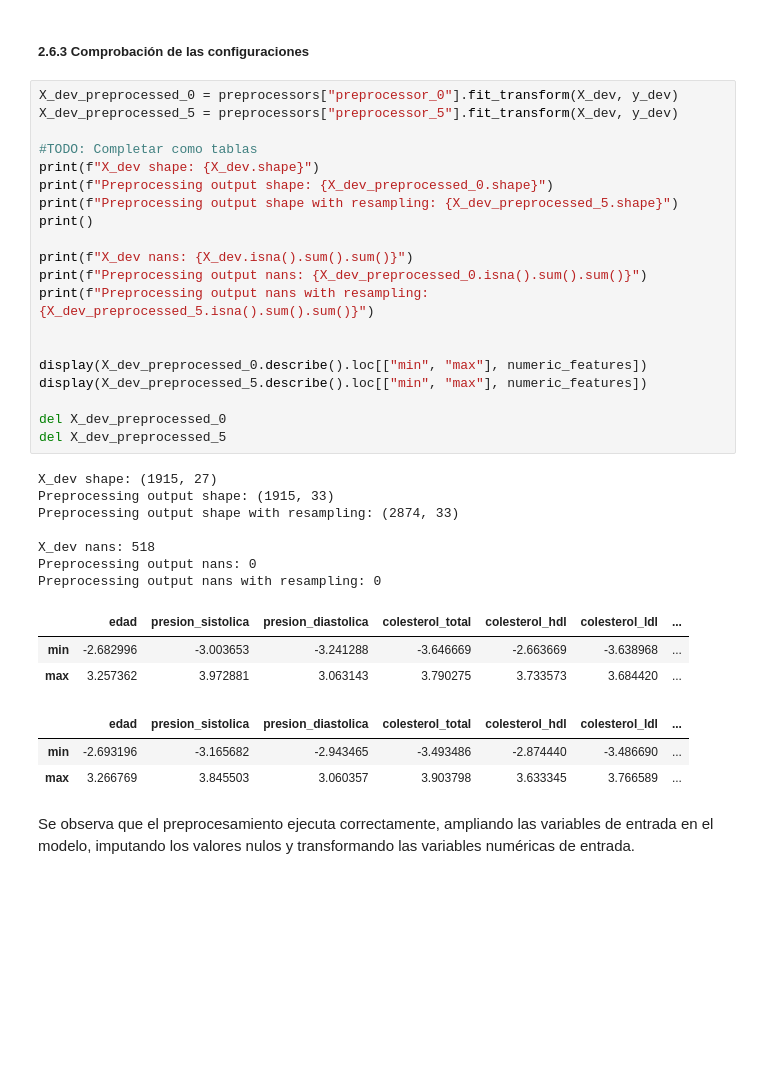
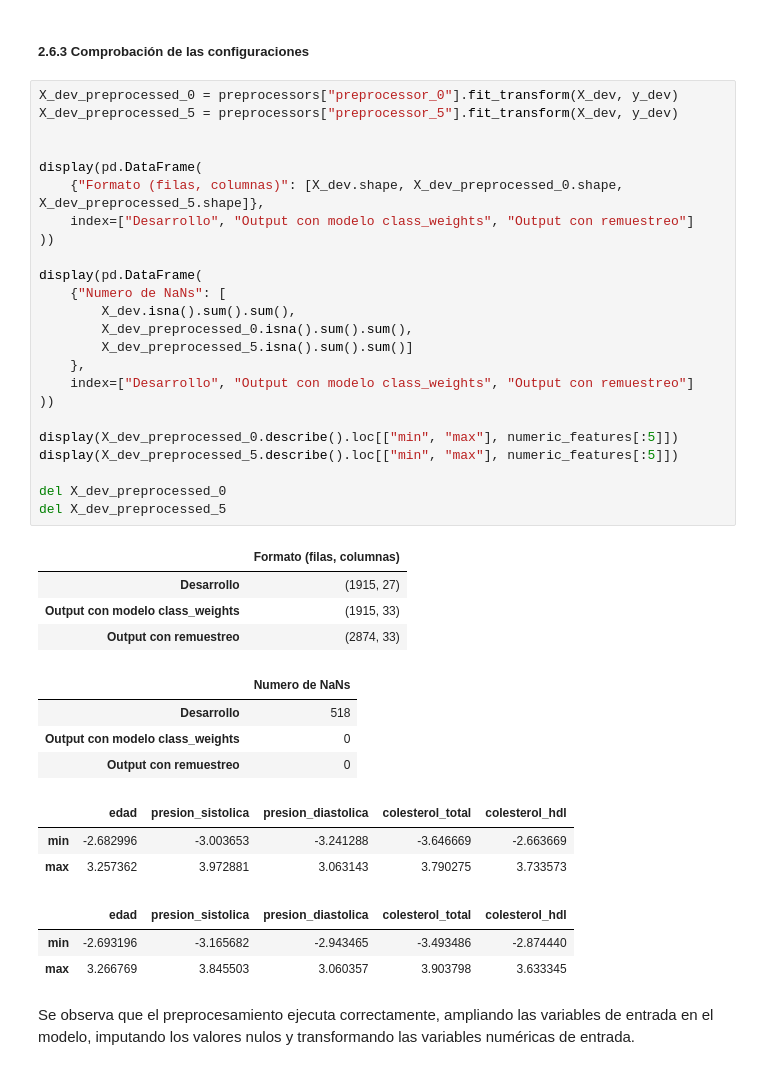
Before and after one commit to alberct96/ML-Entregable1, a Jupyter notebook: ML-Entregable1.ipynb, the cells around one changed output. Cells and saved outputs as stored; diff of their text form; blank space fills up the shorter version.

Commit message:
2.6.3 Comprobación de configuraciones
- Añadido formato de tabla a los prints

```diff
--- a/ML-Entregable1.ipynb
+++ b/ML-Entregable1.ipynb
@@ -1566,37 +1566,42 @@ assert len(preprocessors) == 6
 # %%
 X_dev_preprocessed_0 = preprocessors["preprocessor_0"].fit_transform(X_dev, y_dev)
 X_dev_preprocessed_5 = preprocessors["preprocessor_5"].fit_transform(X_dev, y_dev)
 
-#TODO: Completar como tablas
-print(f"X_dev shape: {X_dev.shape}")
-print(f"Preprocessing output shape: {X_dev_preprocessed_0.shape}")
-print(f"Preprocessing output shape with resampling: {X_dev_preprocessed_5.shape}")
-print()
 
-print(f"X_dev nans: {X_dev.isna().sum().sum()}")
-print(f"Preprocessing output nans: {X_dev_preprocessed_0.isna().sum().sum()}")
-print(f"Preprocessing output nans with resampling: {X_dev_preprocessed_5.isna().sum().sum()}")
+display(pd.DataFrame(
+    {"Formato (filas, columnas)": [X_dev.shape, X_dev_preprocessed_0.shape, X_dev_preprocessed_5.shape]},
+    index=["Desarrollo", "Output con modelo class_weights", "Output con remuestreo"]
+))
 
+display(pd.DataFrame(
+    {"Numero de NaNs": [
+        X_dev.isna().sum().sum(),
+        X_dev_preprocessed_0.isna().sum().sum(),
+        X_dev_preprocessed_5.isna().sum().sum()]
+    },
+    index=["Desarrollo", "Output con modelo class_weights", "Output con remuestreo"]
+))
 
-display(X_dev_preprocessed_0.describe().loc[["min", "max"], numeric_features])
-display(X_dev_preprocessed_5.describe().loc[["min", "max"], numeric_features])
+display(X_dev_preprocessed_0.describe().loc[["min", "max"], numeric_features[:5]])
+display(X_dev_preprocessed_5.describe().loc[["min", "max"], numeric_features[:5]])
 
 del X_dev_preprocessed_0
 del X_dev_preprocessed_5
 # %% [output]
-X_dev shape: (1915, 27)
-Preprocessing output shape: (1915, 33)
-Preprocessing output shape with resampling: (2874, 33)
-
-X_dev nans: 518
-Preprocessing output nans: 0
-Preprocessing output nans with resampling: 0
-|  | edad | presion_sistolica | presion_diastolica | colesterol_total | colesterol_hdl | colesterol_ldl | ... |
-| min | -2.682996 | -3.003653 | -3.241288 | -3.646669 | -2.663669 | -3.638968 | ... |
-| max | 3.257362 | 3.972881 | 3.063143 | 3.790275 | 3.733573 | 3.684420 | ... |
+|  | Formato (filas, columnas) |
+| Desarrollo | (1915, 27) |
+| Output con modelo class_weights | (1915, 33) |
+| Output con remuestreo | (2874, 33) |
-|  | edad | presion_sistolica | presion_diastolica | colesterol_total | colesterol_hdl | colesterol_ldl | ... |
-| min | -2.693196 | -3.165682 | -2.943465 | -3.493486 | -2.874440 | -3.486690 | ... |
-| max | 3.266769 | 3.845503 | 3.060357 | 3.903798 | 3.633345 | 3.766589 | ... |
+|  | Numero de NaNs |
+| Desarrollo | 518 |
+| Output con modelo class_weights | 0 |
+| Output con remuestreo | 0 |
+|  | edad | presion_sistolica | presion_diastolica | colesterol_total | colesterol_hdl |
+| min | -2.682996 | -3.003653 | -3.241288 | -3.646669 | -2.663669 |
+| max | 3.257362 | 3.972881 | 3.063143 | 3.790275 | 3.733573 |
+|  | edad | presion_sistolica | presion_diastolica | colesterol_total | colesterol_hdl |
+| min | -2.693196 | -3.165682 | -2.943465 | -3.493486 | -2.874440 |
+| max | 3.266769 | 3.845503 | 3.060357 | 3.903798 | 3.633345 |
 # %% [markdown]
 Se observa que el preprocesamiento ejecuta correctamente, ampliando las variables de entrada en el modelo, imputando los valores nulos y transformando las variables numéricas de entrada.
 # %% [markdown]
```
